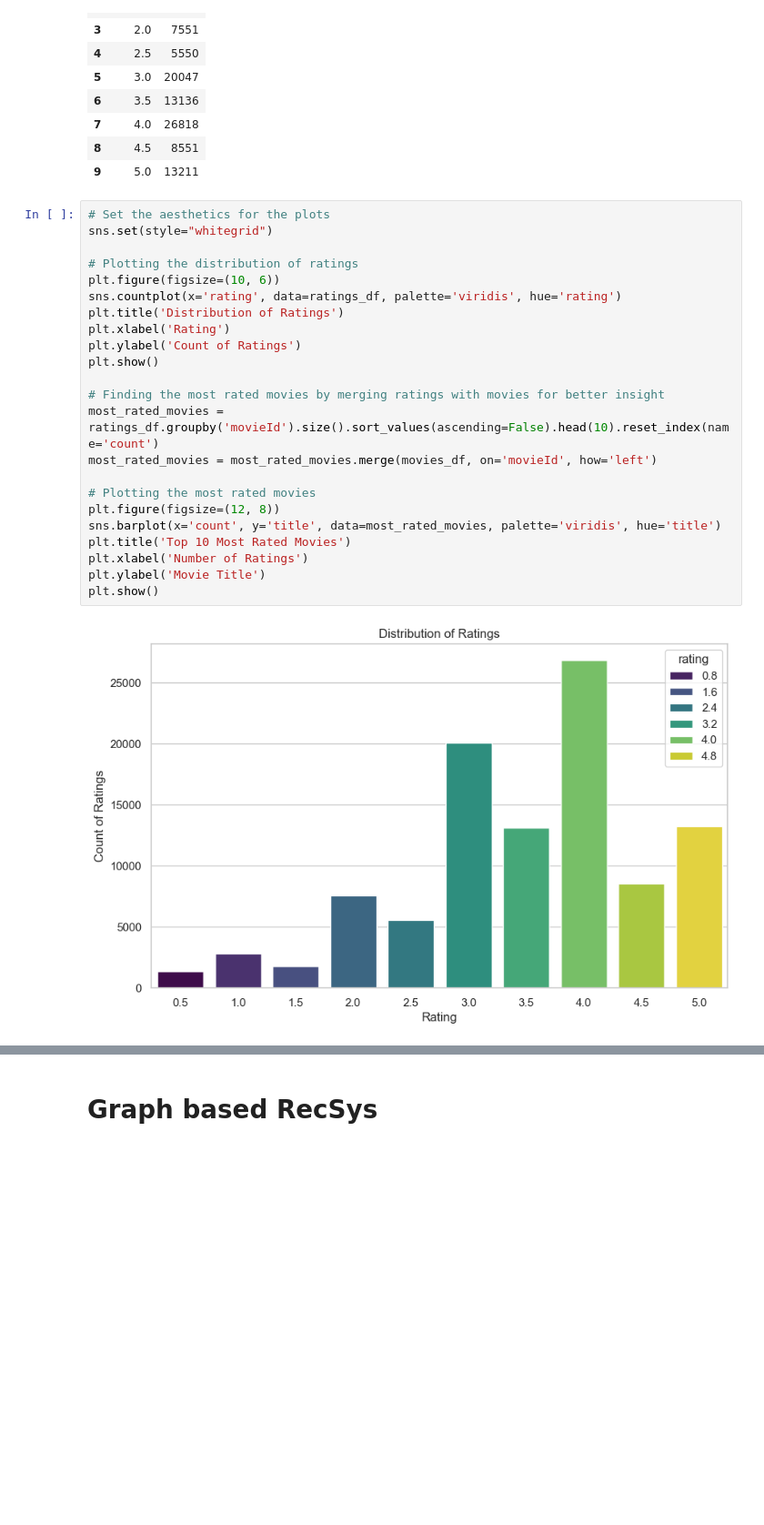
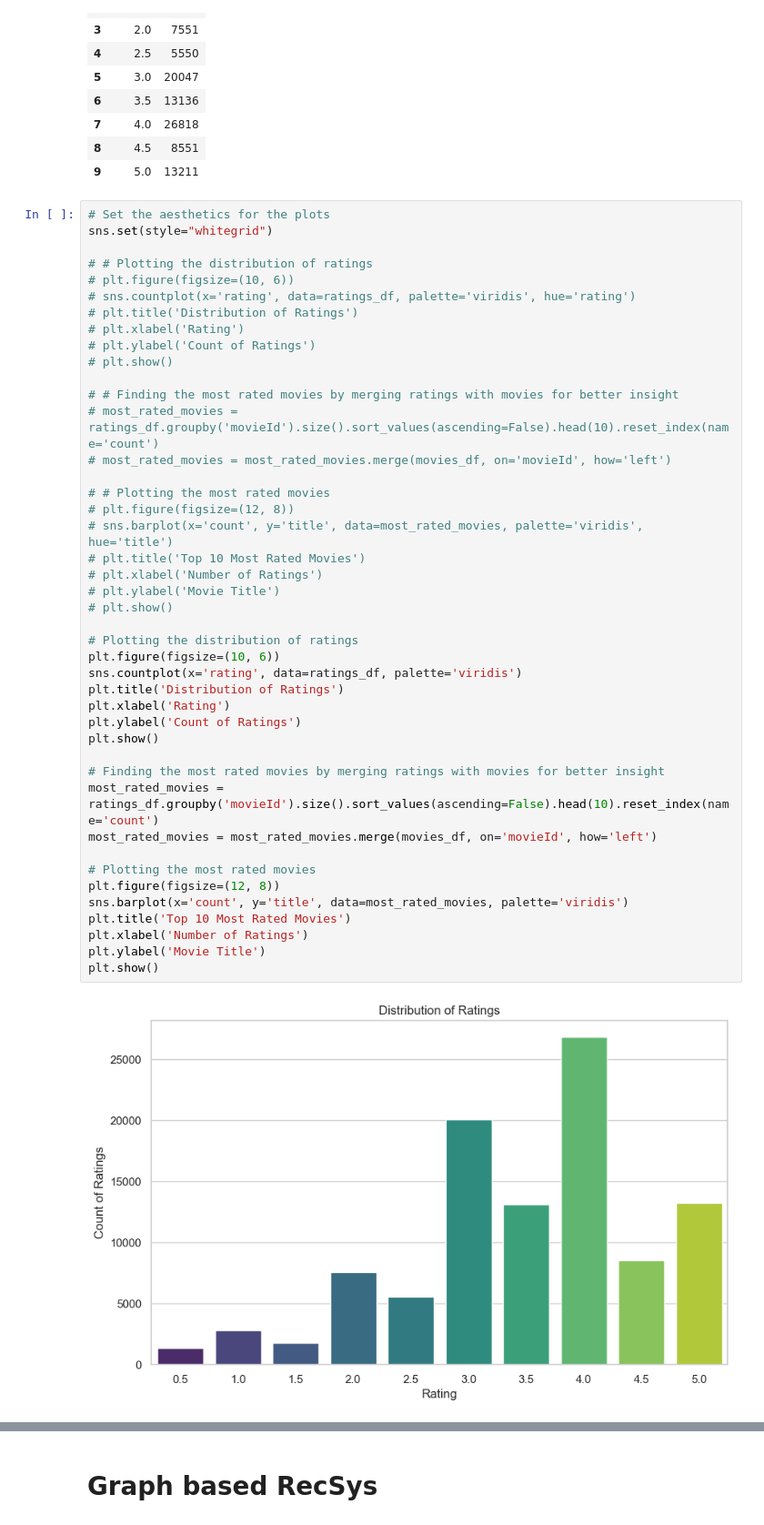
Before and after one commit to diatt17/mrp_masters, a Jupyter notebook: mrp_project.ipynb, the cells around one changed output, grey strips where cells are left out. Shown at 91% size. Saved outputs shown, nothing was run; the diff lists cells and outputs as text; blank space fills up the shorter version.

```diff
--- a/mrp_project.ipynb
+++ b/mrp_project.ipynb
@@ -97,28 +109,48 @@ distribution_of_ratings
 # %%
 # Set the aesthetics for the plots
 sns.set(style="whitegrid")
 
+# # Plotting the distribution of ratings
+# plt.figure(figsize=(10, 6))
+# sns.countplot(x='rating', data=ratings_df, palette='viridis', hue='rating')
+# plt.title('Distribution of Ratings')
+# plt.xlabel('Rating')
+# plt.ylabel('Count of Ratings')
+# plt.show()
+
+# # Finding the most rated movies by merging ratings with movies for better insight
+# most_rated_movies = ratings_df.groupby('movieId').size().sort_values(ascending=False).head(10).reset_index(name='count')
+# most_rated_movies = most_rated_movies.merge(movies_df, on='movieId', how='left')
+
+# # Plotting the most rated movies
+# plt.figure(figsize=(12, 8))
+# sns.barplot(x='count', y='title', data=most_rated_movies, palette='viridis', hue='title')
+# plt.title('Top 10 Most Rated Movies')
+# plt.xlabel('Number of Ratings')
+# plt.ylabel('Movie Title')
+# plt.show()
+
 # Plotting the distribution of ratings
 plt.figure(figsize=(10, 6))
-sns.countplot(x='rating', data=ratings_df, palette='viridis', hue='rating')
+sns.countplot(x='rating', data=ratings_df, palette='viridis')
 plt.title('Distribution of Ratings')
 plt.xlabel('Rating')
 plt.ylabel('Count of Ratings')
 plt.show()
 
 # Finding the most rated movies by merging ratings with movies for better insight
 most_rated_movies = ratings_df.groupby('movieId').size().sort_values(ascending=False).head(10).reset_index(name='count')
 most_rated_movies = most_rated_movies.merge(movies_df, on='movieId', how='left')
 
 # Plotting the most rated movies
 plt.figure(figsize=(12, 8))
-sns.barplot(x='count', y='title', data=most_rated_movies, palette='viridis', hue='title')
+sns.barplot(x='count', y='title', data=most_rated_movies, palette='viridis')
 plt.title('Top 10 Most Rated Movies')
 plt.xlabel('Number of Ratings')
 plt.ylabel('Movie Title')
 plt.show()
 # %% [output]
-[figure, old version]
+[figure, new version]
 [figure]
 # %%
 # Split the genres for each movie and count the occurrences of each genre
```
Also changed, not shown: parts of 32 cells of this notebook, 2 other files.
